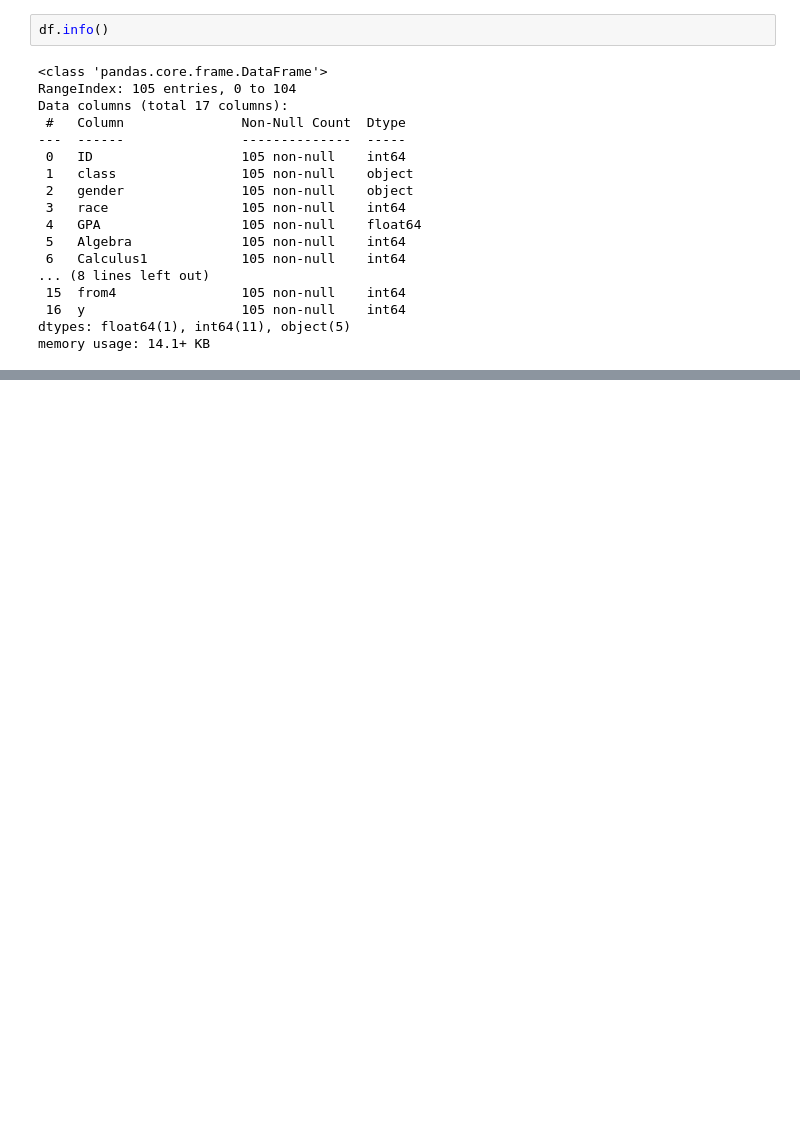
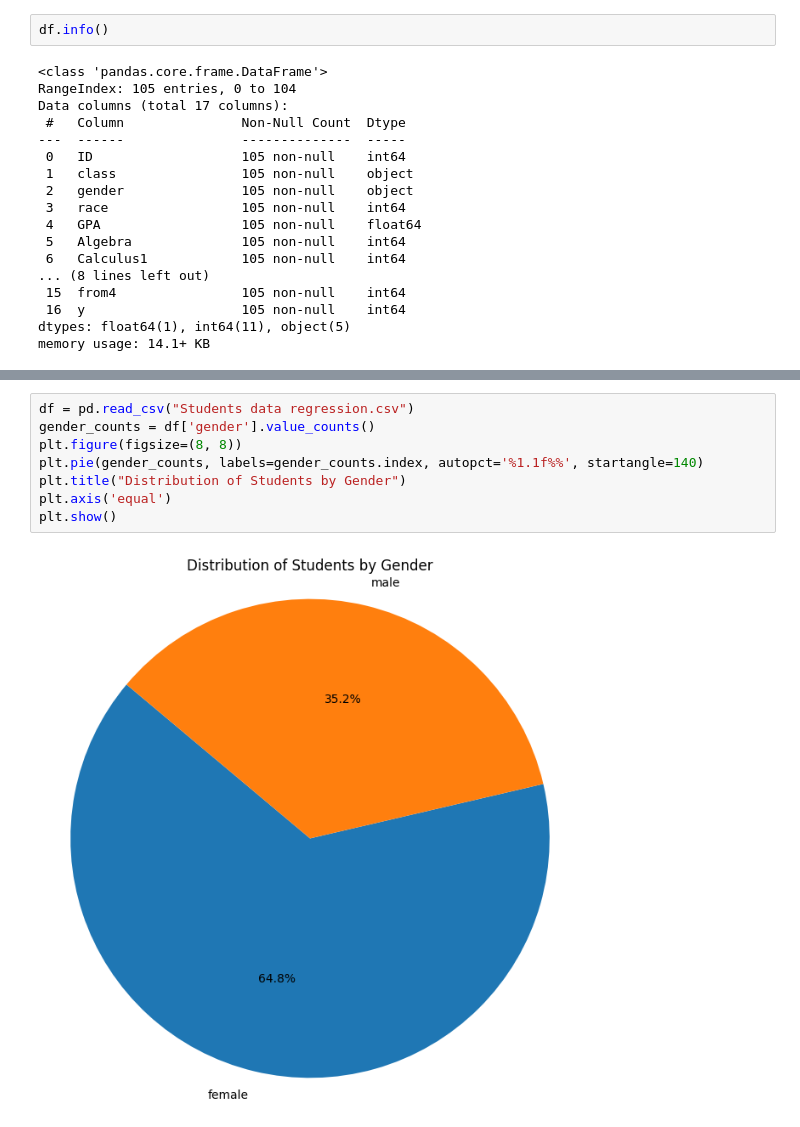
Before and after one commit to Aman-Darrell/Data-Science, a Jupyter notebook: Students_Data.ipynb, the cells around one changed output, grey strips where cells are left out. Drawn from its saved outputs; the diff is of its cells as text; blank space fills up the shorter version.

```diff
--- a/Students_Data.ipynb
+++ b/Students_Data.ipynb
@@ -71,0 +102,10 @@ df.describe()
+# %%
+df = pd.read_csv("Students data regression.csv")
+gender_counts = df['gender'].value_counts()
+plt.figure(figsize=(8, 8))
+plt.pie(gender_counts, labels=gender_counts.index, autopct='%1.1f%%', startangle=140)
+plt.title("Distribution of Students by Gender")
+plt.axis('equal')
+plt.show()
+# %% [output]
+[figure, added]
```
Also changed, not shown: parts of 26 cells of this notebook, 1 other file.
